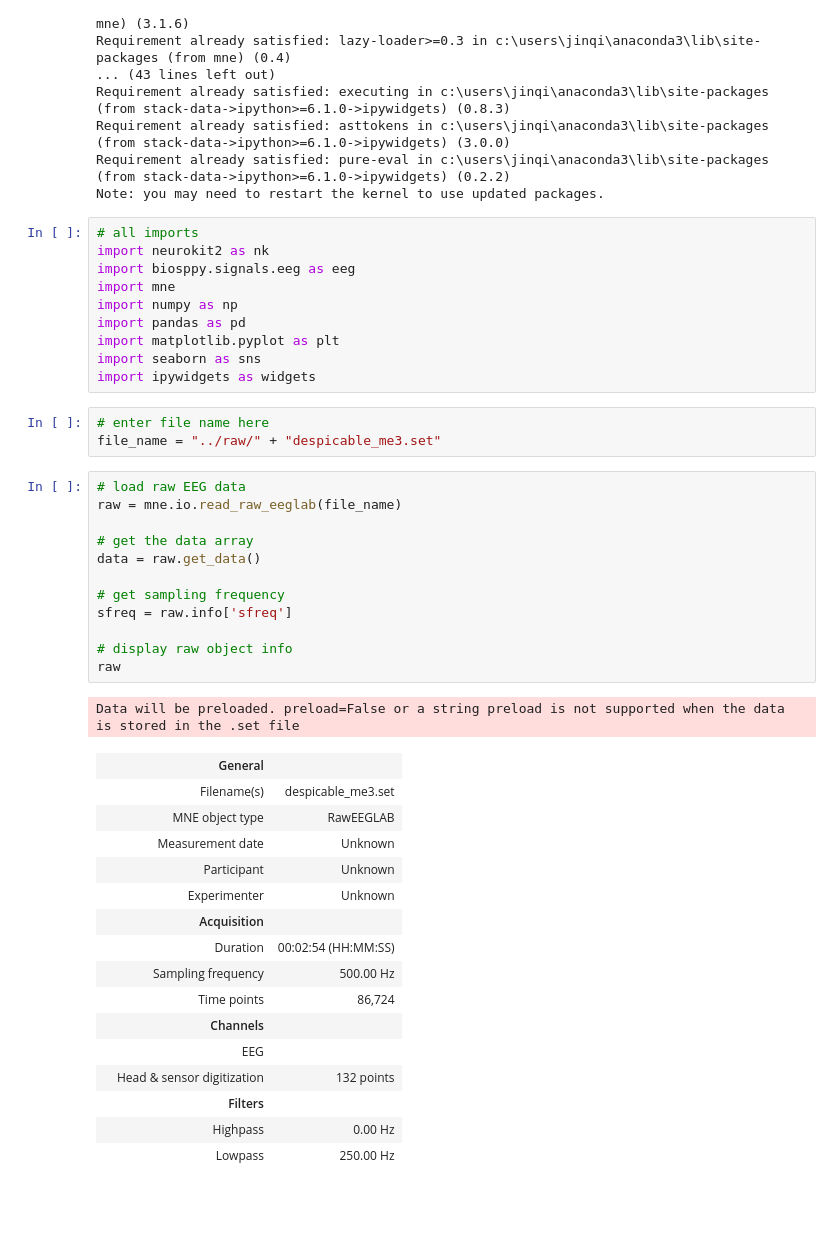
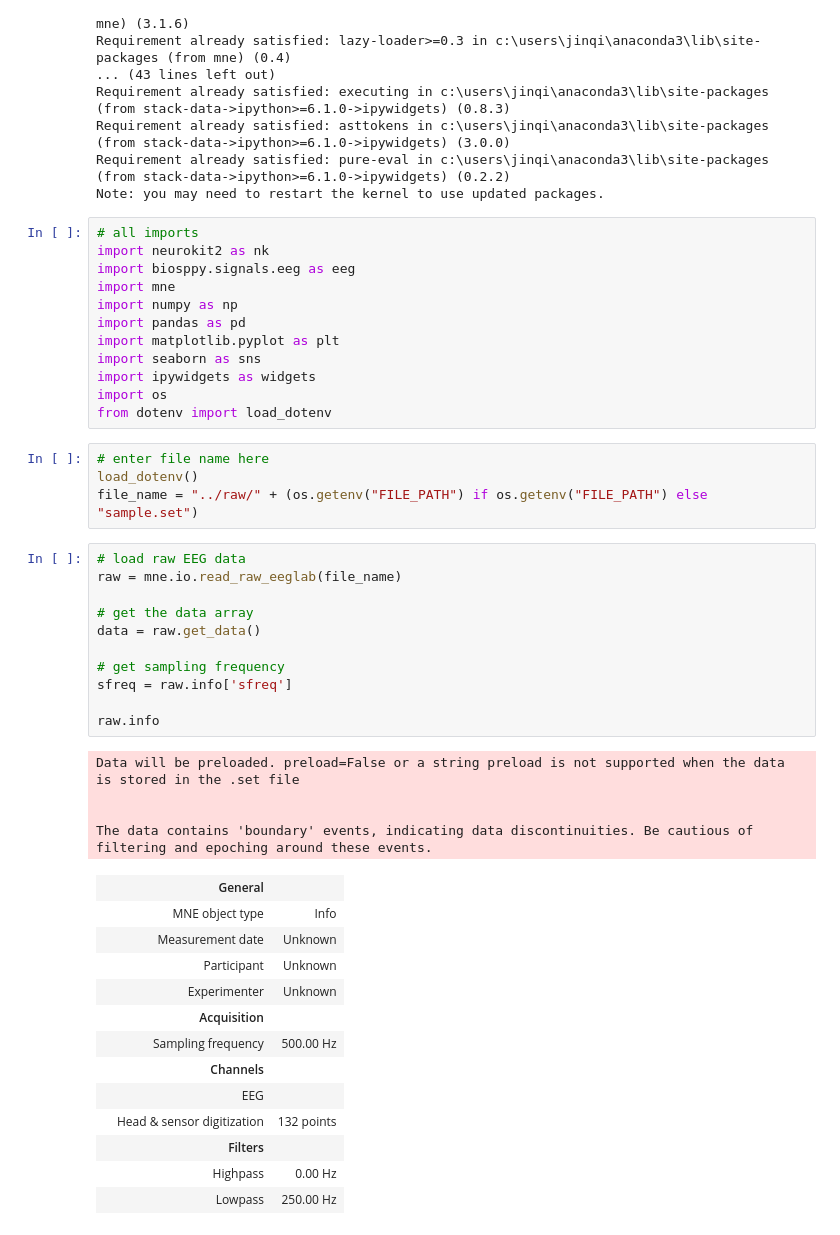
Before and after one commit to josephzhengg/amplab-digtwins, a Jupyter notebook: notebooks/data_processing.ipynb, the cells around one changed output. Cells and saved outputs as stored; diff of their text form; blank space fills up the shorter version.

```diff
--- a/notebooks/data_processing.ipynb
+++ b/notebooks/data_processing.ipynb
@@ -29,33 +29,35 @@ import pandas as pd
 import matplotlib.pyplot as plt
 import seaborn as sns
 import ipywidgets as widgets
+import os
+from dotenv import load_dotenv
 # %%
 # enter file name here
-file_name = "../raw/" + "despicable_me3.set"
+load_dotenv()
+file_name = "../raw/" + (os.getenv("FILE_PATH") if os.getenv("FILE_PATH") else "sample.set")
 # %%
 # load raw EEG data
 raw = mne.io.read_raw_eeglab(file_name)
 
 # get the data array
 data = raw.get_data()
 
 # get sampling frequency
 sfreq = raw.info['sfreq']
 
-# display raw object info
-raw
+raw.info
 # %% [output]
 Data will be preloaded. preload=False or a string preload is not supported when the data is stored in the .set file
+
+
+The data contains 'boundary' events, indicating data discontinuities. Be cautious of filtering and epoching around these events.
 |  | General |  |
-|  | Filename(s) | despicable_me3.set |
-|  | MNE object type | RawEEGLAB |
+|  | MNE object type | Info |
 |  | Measurement date | Unknown |
 |  | Participant | Unknown |
 |  | Experimenter | Unknown |
 |  | Acquisition |  |
-|  | Duration | 00:02:54 (HH:MM:SS) |
 |  | Sampling frequency | 500.00 Hz |
-|  | Time points | 86,724 |
 |  | Channels |  |
 |  | EEG |  |
 |  | Head & sensor digitization | 132 points |
```
Also changed, not shown: parts of 5 cells of this notebook, 2 other files.
